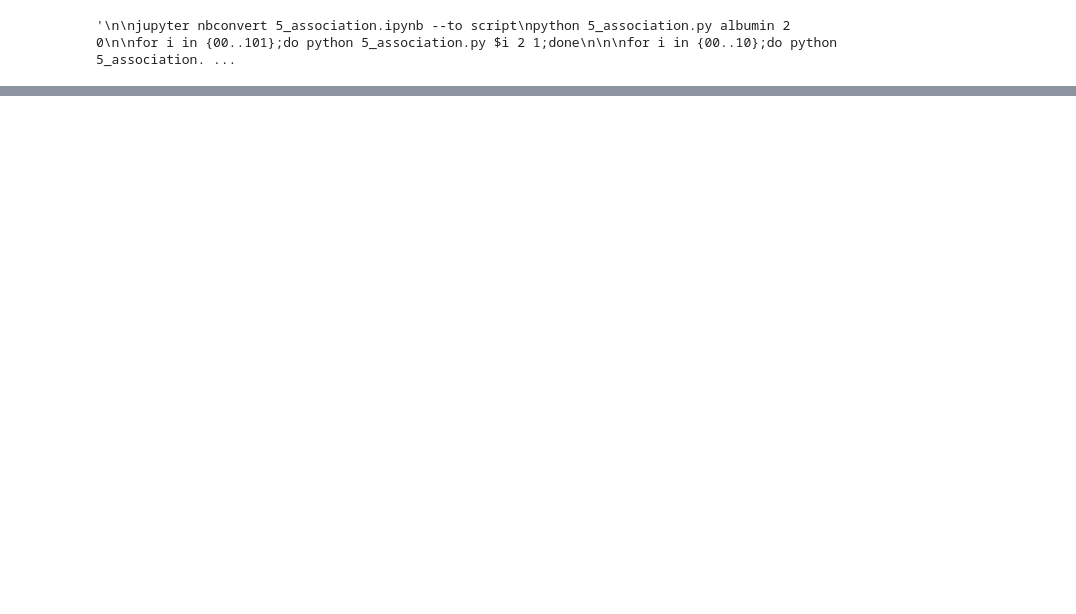
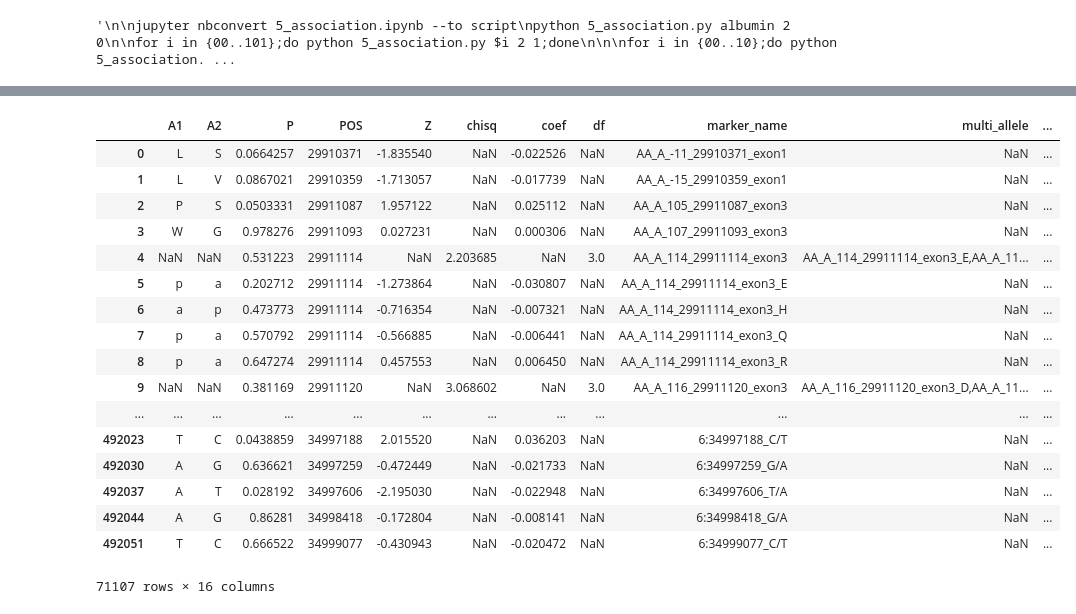
Before and after one commit to chanwkimlab/MHC_Kor_Assoc, a Jupyter notebook: 5_2_report_generation.ipynb, the cells around one changed output, grey strips where cells are left out. Saved outputs shown, nothing was run; the diff lists cells and outputs as text; code cells hidden in the pictures; blank space fills up the shorter version.

```diff
--- a/5_2_report_generation.ipynb
+++ b/5_2_report_generation.ipynb
@@ -94,0 +168,2 @@ def name_to_pos(name):
+# %%
+rsid_mapper['marker_name_pub']=rsid_mapper.apply(pos_a1_a2_to_rsid,axis=1)
@@ -95,5 +296,5 @@ def name_to_pos(name):
 # %%
-for phenotype_name in binary_continuous_traits:
+for phenotype_name in binary_continuous_traits[0:30]:
     data_out_assoc_phenotype_path=data_out_assoc_path+phenotype_name+'/'
     pheno=pd.read_csv(data_out_pheno_path+phenotype_name+'.phe',sep='\t',names=['FID','IID','pheno'])
 
@@ -108,22 +309,42 @@ for phenotype_name in binary_continuous_traits:
 
             GAT_result=pd.read_csv(data_out_assoc_phenotype_path+'step_{:02d}.GAT.result.tsv'.format(step_idx_sub),sep='\t')
             GAT_result['POS']=GAT_result['marker_name'].map(name_to_pos)
+            #GAT_result=GAT_result[(~GAT_result['marker_name'].str.contains('HLA',regex=False))|(GAT_result['marker_name'].str.contains('*',regex=False))]
+            if step_idx_sub>1:
+                conditional_list_used=pd.read_csv(data_out_assoc_phenotype_path+'step_{:02d}.cond'.format(step_idx_sub),sep='\t',header=None)[0].values.tolist()
+                for condition in conditional_list_used:
+                    if condition[:4]=='HLA_':
+                        GAT_result.loc[GAT_result['marker_name'].str.contains('AA_'+condition.split('_')[1]+'_',regex=False), ['P', 'coef', 'std', 'Z', 'chisq', 'df']]=np.nan
 
             plink_result=pd.read_csv(data_out_assoc_phenotype_path+'step_{:02d}.plink.PHENO2.glm.{}'.format(step_idx_sub,'logistic' if phenotype_type=='binary' else 'linear'),sep='\t')
-            plink_result_munge=plink_result[plink_result['TEST']=='ADD'].drop(columns='#CHROM').rename(columns={'TEST':'term','ID':'marker_name','BETA':'coef','SE':'std','T_STAT':'Z','Z_STAT':'Z','OBS_CT':'nobs'})
+            plink_result_munge=plink_result[plink_result['TEST']=='ADD'].drop(columns='#CHROM').rename(columns={'TEST':'term','ID':'marker_name','BETA':'coef','SE':'std','LOG(OR)_SE':'std','T_STAT':'Z','Z_STAT':'Z','OBS_CT':'nobs'})
+
+            if 'OR' in plink_result_munge.columns:
+                plink_result_munge['coef']=np.log(plink_result_munge['OR'])
+
             plink_result_munge['A2']=plink_result_munge.apply(lambda x: x['ALT'] if x['A1']==x['REF'] else x['REF'],axis=1)
-            if phenotype_type=='binary':
-                assert set(pheno['pheno'].unique())=={-9,1,2}
-                a1_freq_case_control=plink_result_munge.apply(get_a1_freq_case_control,axis=1)
-                plink_result_munge['A1_freq_case']=[i[0] for i in a1_freq_case_control]
-                plink_result_munge['A1_freq_control']=[i[1] for i in a1_freq_case_control]
-            else:
-                plink_result_munge['A1_freq_case'],plink_result_munge['A1_freq_control']=np.nan,np.nan
             plink_result_munge=plink_result_munge.drop(columns=['REF','ALT'])
             plink_result_munge['note']='unphased bialleic'
 
+
             result_merge=pd.concat([GAT_result,plink_result_munge],sort=True)
+
+
+
+            if phenotype_type=='binary':
+                assert set(pheno['pheno'].unique())=={-9,1,2}
+
+
+            a1_freq_case_control=result_merge.apply(lambda row: get_a1_freq_case_control(row,binary=(True if phenotype_type=='binary' else False)),axis=1)
+            result_merge['A1_freq_case']=[i[0] for i in a1_freq_case_control]
+            result_merge['A1_freq_control']=[i[1] for i in a1_freq_case_control]
+
+
             result_merge['phenotype_name']=phenotype_name
+            result_merge['phenotype_type']=phenotype_type
+
+            result_merge['marker_name_pub']=result_merge['marker_name'].apply(marker_name_to_marker_name_pub)
+
             if phenotype_type=='binary':
                 result_merge['samples(case/control)']='{}/{}'.format((pheno['pheno']==2).sum(),(pheno['pheno']==1).sum())
             else:
@@ -132,7 +353,7 @@ for phenotype_name in binary_continuous_traits:
             result_merge['step']=step_idx_sub
             with open(data_out_assoc_phenotype_path+'step_{:02d}.cond'.format(step_idx_sub)) as f:
                 result_merge['condition']=','.join(f.read().split())
-            result_merge=result_merge[['phenotype_name','samples(case/control)','step','condition','marker_name','note','term','POS','A1','A2','A1_freq_case','A1_freq_control','multi_allele','nobs','Z','coef','std','chisq','df','P']]
+            result_merge=result_merge[['phenotype_type','phenotype_name','samples(case/control)','step','condition','marker_name','marker_name_pub','note','term','POS','A1','A2','A1_freq_case','A1_freq_control','multi_allele','nobs','Z','coef','std','chisq','df','P']]
             result_merge.sort_values('POS').to_csv(data_out_assoc_phenotype_path+'step_{:02d}.merge.result.tsv'.format(step_idx_sub),sep='\t')
     except:
         print('error',phenotype_name,step_idx_sub)
@@ -204,0 +471,21 @@ weight continuous
+# %%
+result_merge
+# %% [output]
+|  | A1 | A2 | P | POS | Z | chisq | coef | df | marker_name | multi_allele | ... |
+| 0 | L | S | 0.0664257 | 29910371 | -1.835540 | NaN | -0.022526 | NaN | AA_A_-11_29910371_exon1 | NaN | ... |
+| 1 | L | V | 0.0867021 | 29910359 | -1.713057 | NaN | -0.017739 | NaN | AA_A_-15_29910359_exon1 | NaN | ... |
+| 2 | P | S | 0.0503331 | 29911087 | 1.957122 | NaN | 0.025112 | NaN | AA_A_105_29911087_exon3 | NaN | ... |
+| 3 | W | G | 0.978276 | 29911093 | 0.027231 | NaN | 0.000306 | NaN | AA_A_107_29911093_exon3 | NaN | ... |
+| 4 | NaN | NaN | 0.531223 | 29911114 | NaN | 2.203685 | NaN | 3.0 | AA_A_114_29911114_exon3 | AA_A_114_29911114_exon3_E,AA_A_11... | ... |
+| 5 | p | a | 0.202712 | 29911114 | -1.273864 | NaN | -0.030807 | NaN | AA_A_114_29911114_exon3_E | NaN | ... |
+| 6 | a | p | 0.473773 | 29911114 | -0.716354 | NaN | -0.007321 | NaN | AA_A_114_29911114_exon3_H | NaN | ... |
+| 7 | p | a | 0.570792 | 29911114 | -0.566885 | NaN | -0.006441 | NaN | AA_A_114_29911114_exon3_Q | NaN | ... |
+| 8 | p | a | 0.647274 | 29911114 | 0.457553 | NaN | 0.006450 | NaN | AA_A_114_29911114_exon3_R | NaN | ... |
+| 9 | NaN | NaN | 0.381169 | 29911120 | NaN | 3.068602 | NaN | 3.0 | AA_A_116_29911120_exon3 | AA_A_116_29911120_exon3_D,AA_A_11... | ... |
+| ... | ... | ... | ... | ... | ... | ... | ... | ... | ... | ... | ... |
+| 492023 | T | C | 0.0438859 | 34997188 | 2.015520 | NaN | 0.036203 | NaN | 6:34997188_C/T | NaN | ... |
+| 492030 | A | G | 0.636621 | 34997259 | -0.472449 | NaN | -0.021733 | NaN | 6:34997259_G/A | NaN | ... |
+| 492037 | A | T | 0.028192 | 34997606 | -2.195030 | NaN | -0.022948 | NaN | 6:34997606_T/A | NaN | ... |
+| 492044 | A | G | 0.86281 | 34998418 | -0.172804 | NaN | -0.008141 | NaN | 6:34998418_G/A | NaN | ... |
+| 492051 | T | C | 0.666522 | 34999077 | -0.430943 | NaN | -0.020472 | NaN | 6:34999077_C/T | NaN | ... |
+71107 rows × 16 columns
```
Also changed, not shown: parts of 31 cells of this notebook, 28 other files.
